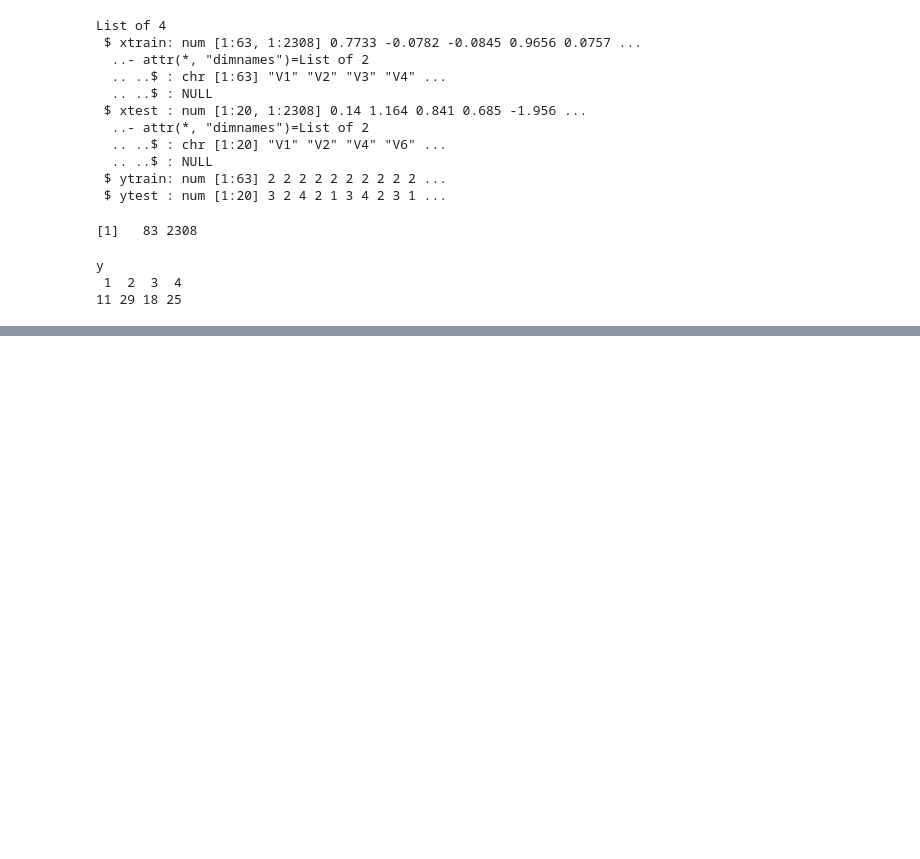
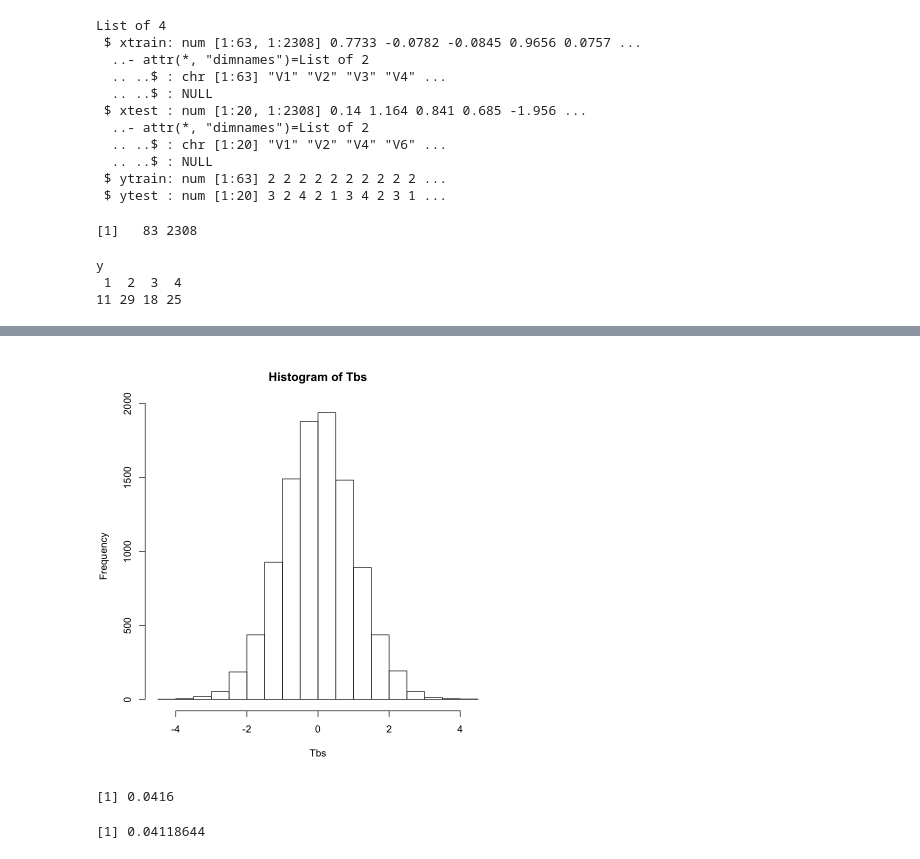
Before and after one commit to felixm3/coursework-workshops-bootcamps-lectures-etc, a Jupyter notebook: ISLR-v2/220612_R_Cap13_Multiple_Testing.ipynb, the cells around one changed output, grey strips where cells are left out. Saved outputs shown, nothing was run; the diff lists cells and outputs as text; code cells hidden in the pictures; blank space fills up the shorter version.

```diff
--- a/ISLR-v2/220612_R_Cap13_Multiple_Testing.ipynb
+++ b/ISLR-v2/220612_R_Cap13_Multiple_Testing.ipynb
@@ -294,3 +294,9 @@ table(Khan$ytrain) table(Khan$ytest)
 
 x1 <- x[which(y == 2), ]
 x2 <- x[which(y == 4), ]
+
+dim(x1) # 29 x 2308
+dim(x2) # 25 x 2308
+
+n1 <- nrow(x1) # number of observations in group 2
+n2 <- nrow(x2) # number of observations in group 4
@@ -296,0 +306,10 @@ x2 <- x[which(y == 4), ]
+# %%
+# t-tests comparing expression of Gene #11 in the two groups
+
+t.out <- t.test(x1[, 11], x2[, 11],
+               var.equal = TRUE) # assume variances equal in the two groups
+t.out
+
+t.out2 <- t.test(x1[, 11], x2[, 11],
+               var.equal = FALSE) # do NOT assume variances equal in the two groups
+t.out2
@@ -296,0 +337,22 @@ x2 <- x[which(y == 4), ]
+# %%
+# simulation re-sampling approach
+
+set.seed(1)
+B <- 10000 # resample 10,000 times
+Tbs <- rep(NA, B) # store test statistic
+
+for (b in 1:B){
+    dat <- sample(c(x1[, 11], x2[, 11])) # combines two datasets into one then shuffles
+    Tbs[b] <- t.test(dat[1:n1], dat[(n1+1):(length(dat))],
+                    var.equal = TRUE)$statistic # t-test comparing 1st n1 observations of dat with remaining n2
+}
+
+hist(Tbs)
+# %% [output]
+[figure, added]
+# %%
+mean(abs(Tbs) >= abs(t.out$statistic)) # p-value from resampling approach
+t.out$p.value # p-value from t-test
+# %% [output]
+[1] 0.0416
+[1] 0.04118644
```
Also changed, not shown: parts of 2 cells of this notebook, 1 other file.
